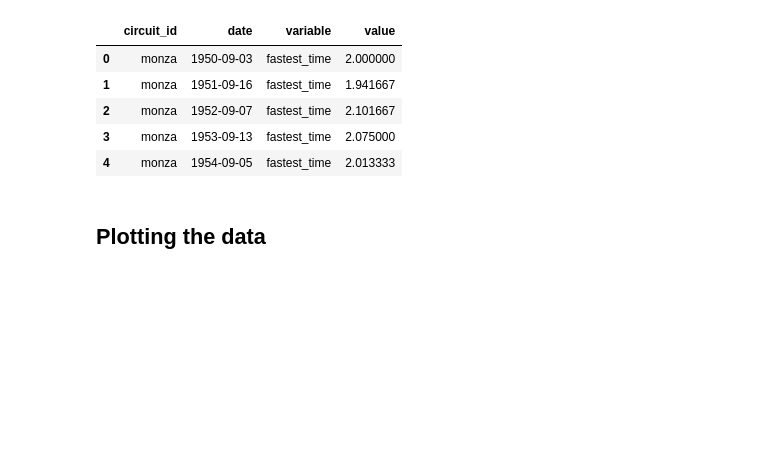
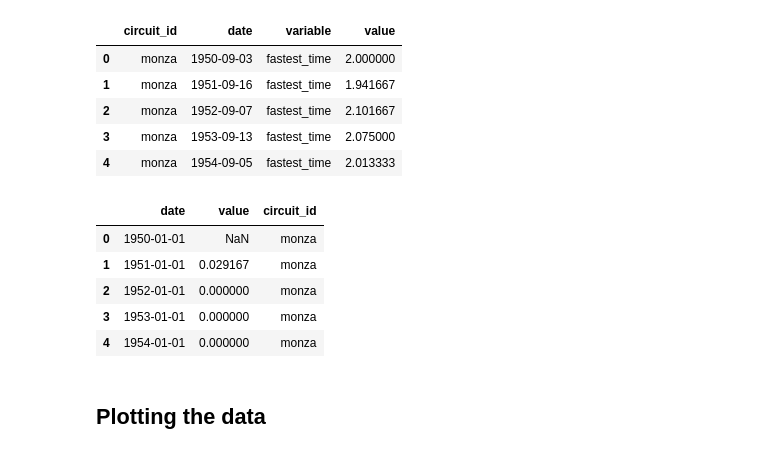
Before and after one commit to ttsudarshan/F1-Database, a Jupyter notebook: RaceDataAnalysis.ipynb, the cells around one changed output. Drawn from its saved outputs; the diff is of its cells as text; code cells hidden in the pictures; blank space fills up the shorter version.

```diff
--- a/RaceDataAnalysis.ipynb
+++ b/RaceDataAnalysis.ipynb
@@ -294,16 +296,36 @@ lap_data_min.head()
 # %%
 data_percent_change = (
     lap_data_min
     .query('variable == "record"')
     .set_index(['circuit_id', 'date'])
     .groupby(level=0)['value']
     .pct_change()
     .apply(lambda x: -1 * x)
     .to_frame()
     .reset_index()
+    .set_index('date',)
 )
 
 data_percent_change.head()
+
+df = []
+
+for track in tracks:
+    temp = data_percent_change.query(f'circuit_id == "{track}"')
+    temp = temp.value.resample('YS').mean().to_frame()
+    temp['circuit_id'] = track
+    temp = temp.reset_index()
+    df.append(temp)
+
+data_percent_change = pd.concat(df)
+data_percent_change.head()
+# %% [output]
+|  | date | value | circuit_id |
+| 0 | 1950-01-01 | NaN | monza |
+| 1 | 1951-01-01 | 0.029167 | monza |
+| 2 | 1952-01-01 | 0.000000 | monza |
+| 3 | 1953-01-01 | 0.000000 | monza |
+| 4 | 1954-01-01 | 0.000000 | monza |
 # %% [markdown]
 ## Plotting the data
 # %%
```
Also changed, not shown: parts of 5 cells of this notebook, 10 other files.
